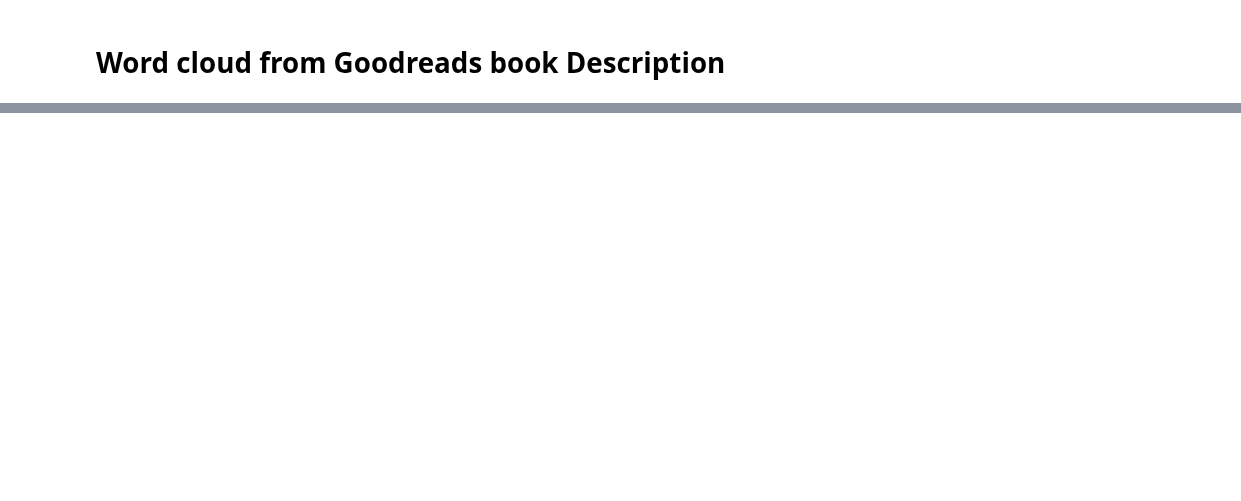
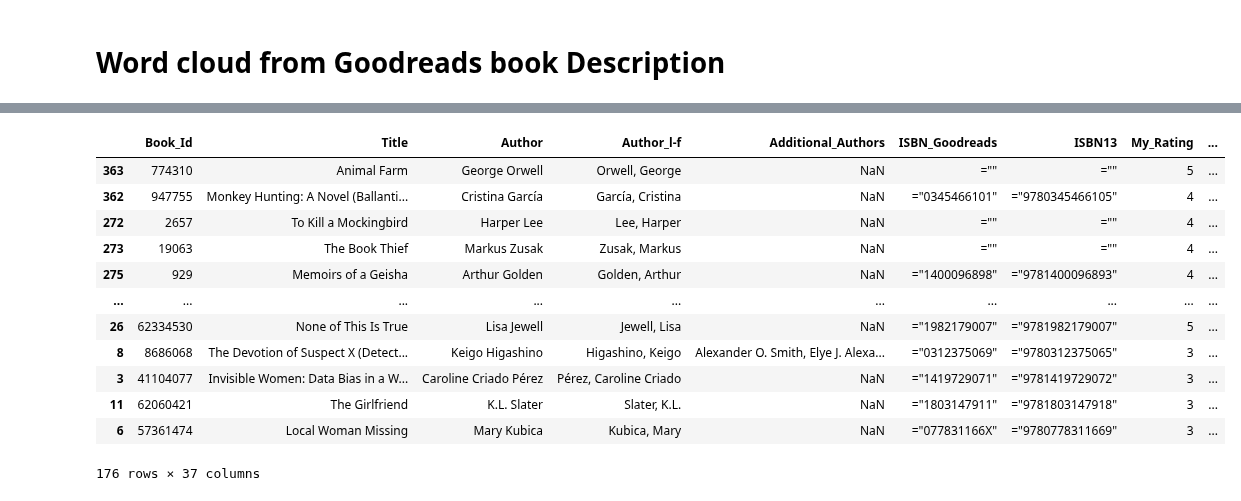
Before and after one commit to lalelisealstad/mybook-dashboard, a Jupyter notebook: 3_analysis.ipynb, the cells around one changed output, grey strips where cells are left out. Cells and saved outputs as stored; diff of their text form; code cells hidden in the pictures; blank space fills up the shorter version.

```diff
--- a/3_analysis.ipynb
+++ b/3_analysis.ipynb
@@ -6,3 +6,4 @@
 import pandas as pd
 import json
 import numpy as np
+pd.set_option('display.max_columns',100)
@@ -39,4 +43,0 @@ mybooks = pd.read_parquet('assets/my_books.parquet')
-# %%
-# # filer only books I have read
-myreads = mybooks.query("Read_Count == 1")
-to_read = mybooks.query("Exclusive_Shelf == 'to-read'")
@@ -291,0 +277,16 @@ helo
+# %%
+myreads
+# %% [output]
+|  | Book_Id | Title | Author | Author_l-f | Additional_Authors | ISBN_Goodreads | ISBN13 | My_Rating | ... |
+| 363 | 774310 | Animal Farm | George Orwell | Orwell, George | NaN | ="" | ="" | 5 | ... |
+| 362 | 947755 | Monkey Hunting: A Novel (Ballanti... | Cristina García | García, Cristina | NaN | ="0345466101" | ="9780345466105" | 4 | ... |
+| 272 | 2657 | To Kill a Mockingbird | Harper Lee | Lee, Harper | NaN | ="" | ="" | 4 | ... |
+| 273 | 19063 | The Book Thief | Markus Zusak | Zusak, Markus | NaN | ="" | ="" | 4 | ... |
+| 275 | 929 | Memoirs of a Geisha | Arthur Golden | Golden, Arthur | NaN | ="1400096898" | ="9781400096893" | 4 | ... |
+| ... | ... | ... | ... | ... | ... | ... | ... | ... | ... |
+| 26 | 62334530 | None of This Is True | Lisa Jewell | Jewell, Lisa | NaN | ="1982179007" | ="9781982179007" | 5 | ... |
+| 8 | 8686068 | The Devotion of Suspect X (Detect... | Keigo Higashino | Higashino, Keigo | Alexander O. Smith, Elye J. Alexa... | ="0312375069" | ="9780312375065" | 3 | ... |
+| 3 | 41104077 | Invisible Women: Data Bias in a W... | Caroline Criado Pérez | Pérez, Caroline Criado | NaN | ="1419729071" | ="9781419729072" | 3 | ... |
+| 11 | 62060421 | The Girlfriend | K.L. Slater | Slater, K.L. | NaN | ="1803147911" | ="9781803147918" | 3 | ... |
+| 6 | 57361474 | Local Woman Missing | Mary Kubica | Kubica, Mary | NaN | ="077831166X" | ="9780778311669" | 3 | ... |
+176 rows × 37 columns
```
Also changed, not shown: parts of 12 cells of this notebook, 11 other files.
